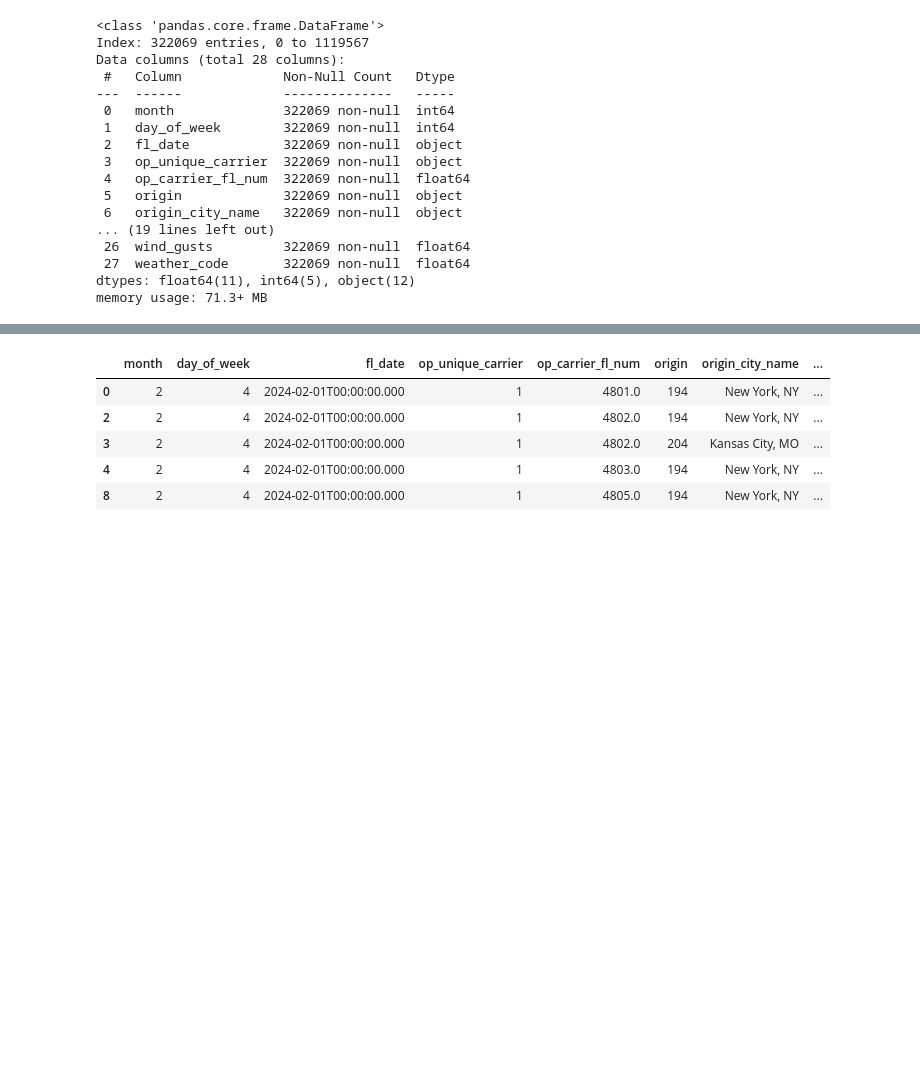
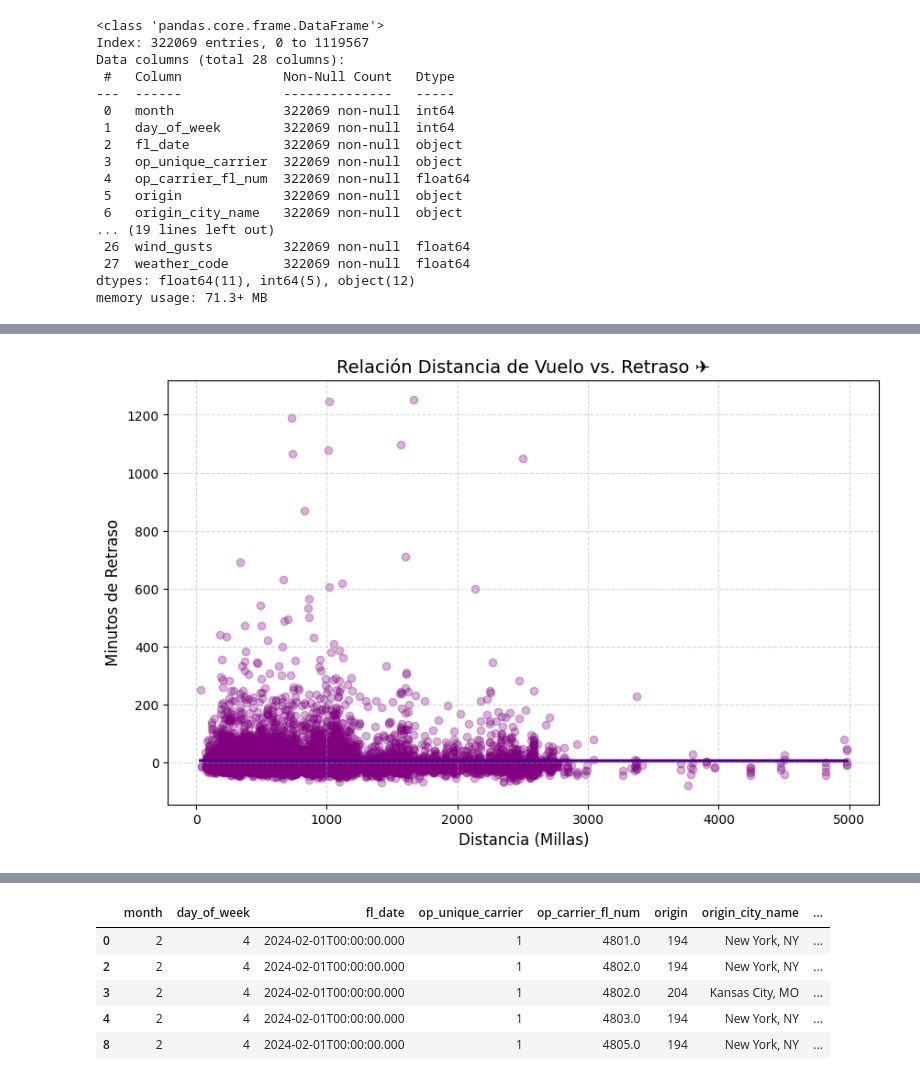
Before and after one commit to JAG-91/Flights-on-time, a Jupyter notebook: df_vuelos_con_clima_ok.ipynb, the cells around one changed output, grey strips where cells are left out. Cells and saved outputs as stored; diff of their text form; code cells hidden in the pictures; blank space fills up the shorter version.

```diff
--- a/df_vuelos_con_clima_ok.ipynb
+++ b/df_vuelos_con_clima_ok.ipynb
@@ -156,0 +232,16 @@ memory usage: 71.3+ MB
+# %%
+plt.figure(figsize=(10, 6))
+
+# Usamos tonos morados para diferenciarlo
+sns.regplot(x='distance', y='arr_delay', data=df_sample,
+            scatter_kws={'alpha': 0.3, 'color': 'purple'},
+            line_kws={'color': 'indigo'})
+
+plt.title('Relación Distancia de Vuelo vs. Retraso ✈️', fontsize=14)
+plt.xlabel('Distancia (Millas)', fontsize=12)
+plt.ylabel('Minutos de Retraso', fontsize=12)
+plt.grid(True, linestyle='--', alpha=0.5)
+
+plt.show()
+# %% [output]
+[figure, added]
```
Also changed, not shown: parts of 11 cells of this notebook.
